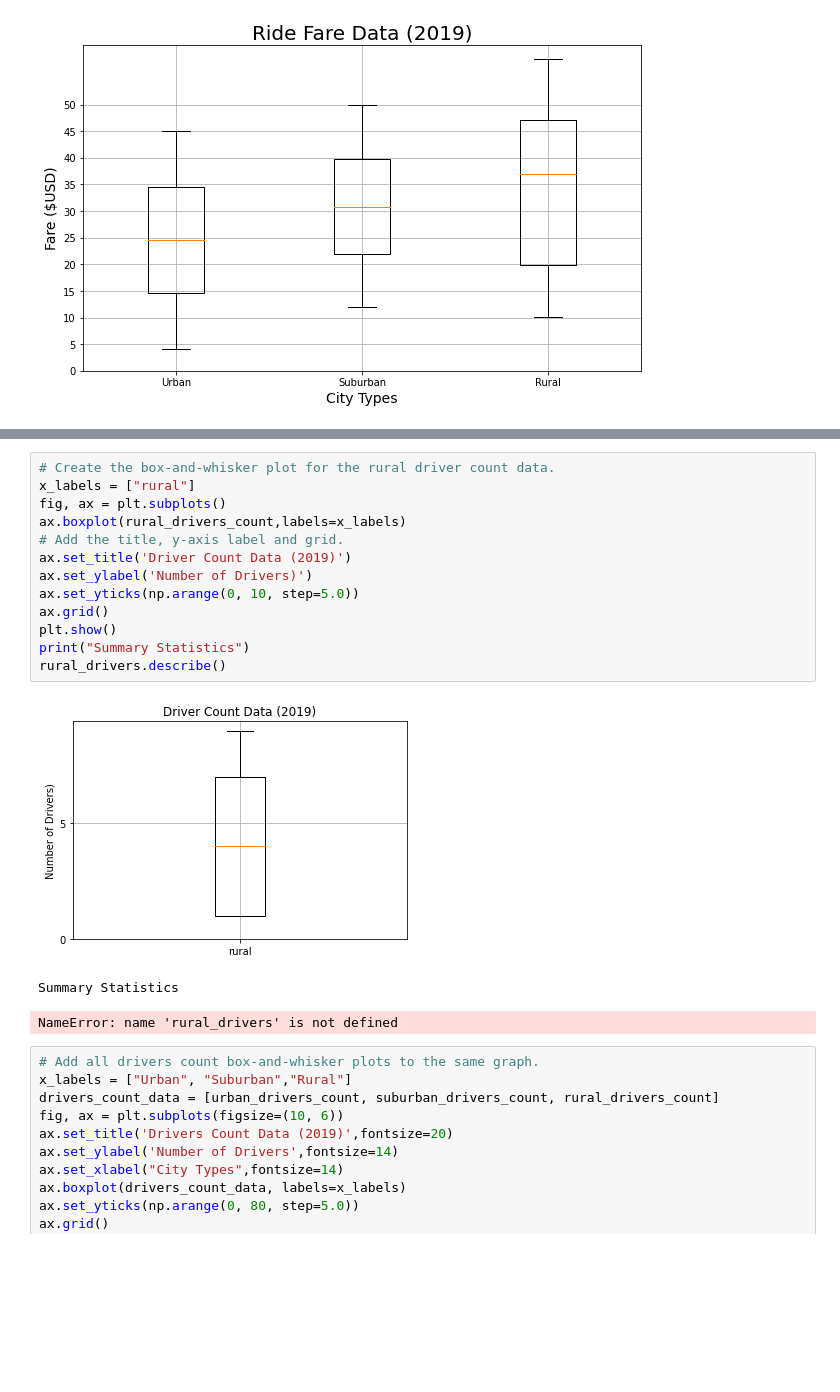
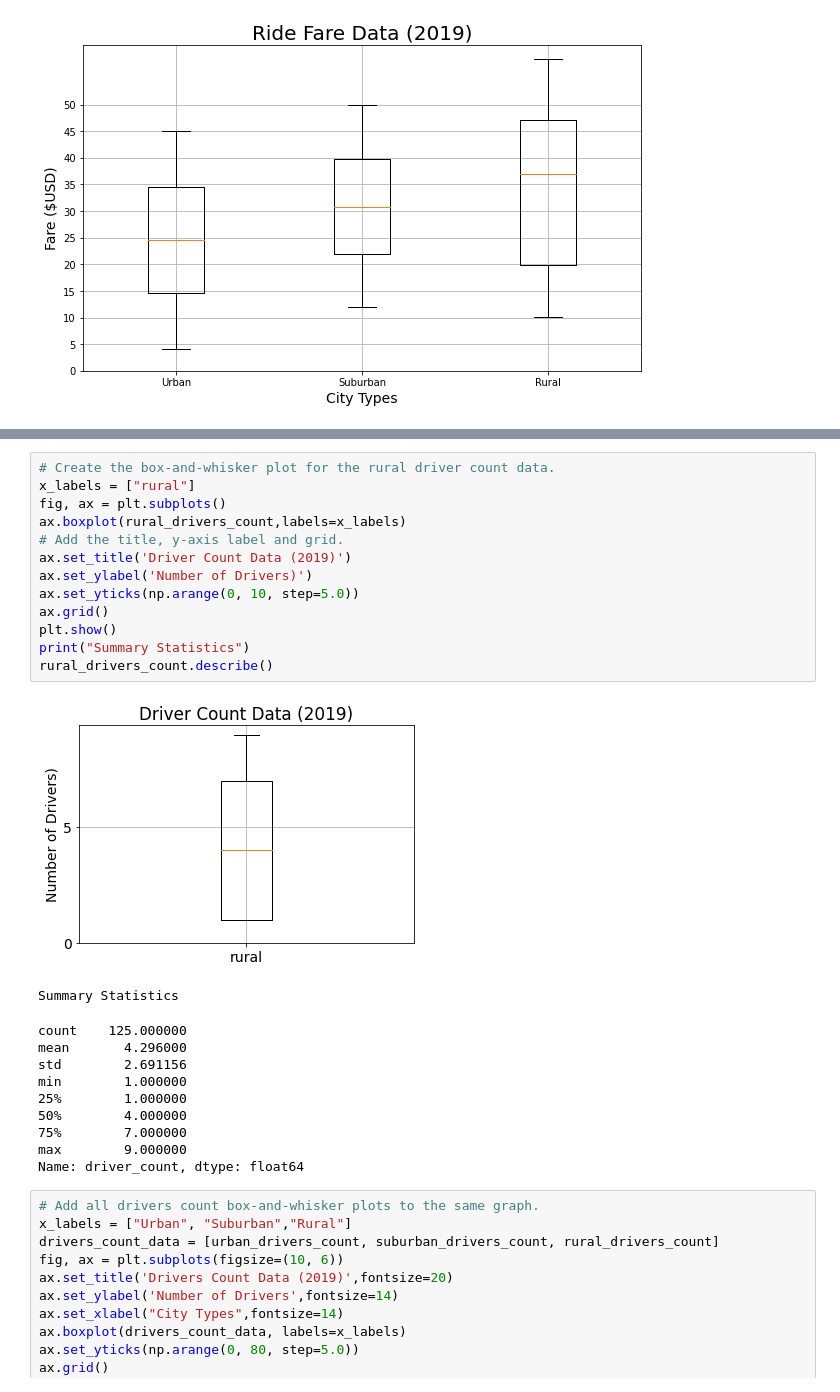
Before and after one commit to thegreatkeej/PyBer_Analysis, a Jupyter notebook: PyBer.ipynb, the cells around one changed output, grey strips where cells are left out. Drawn from its saved outputs; the diff is of its cells as text; blank space fills up the shorter version.

```diff
--- a/PyBer.ipynb
+++ b/PyBer.ipynb
@@ -802,20 +818,28 @@ NameError: name 'suburban_drivers' is not defined
 # %%
 # Create the box-and-whisker plot for the rural driver count data.
 x_labels = ["rural"]
 fig, ax = plt.subplots()
 ax.boxplot(rural_drivers_count,labels=x_labels)
 # Add the title, y-axis label and grid.
 ax.set_title('Driver Count Data (2019)')
 ax.set_ylabel('Number of Drivers)')
 ax.set_yticks(np.arange(0, 10, step=5.0))
 ax.grid()
 plt.show()
 print("Summary Statistics")
-rural_drivers.describe()
+rural_drivers_count.describe()
 # %% [output]
-[figure, old version]
+[figure, new version]
 Summary Statistics
-NameError: name 'rural_drivers' is not defined
+count    125.000000
+mean       4.296000
+std        2.691156
+min        1.000000
+25%        1.000000
+50%        4.000000
+75%        7.000000
+max        9.000000
+Name: driver_count, dtype: float64
 # %%
 # Add all drivers count box-and-whisker plots to the same graph.
 x_labels = ["Urban", "Suburban","Rural"]
```
Also changed, not shown: parts of 7 cells of this notebook, 1 other file.
